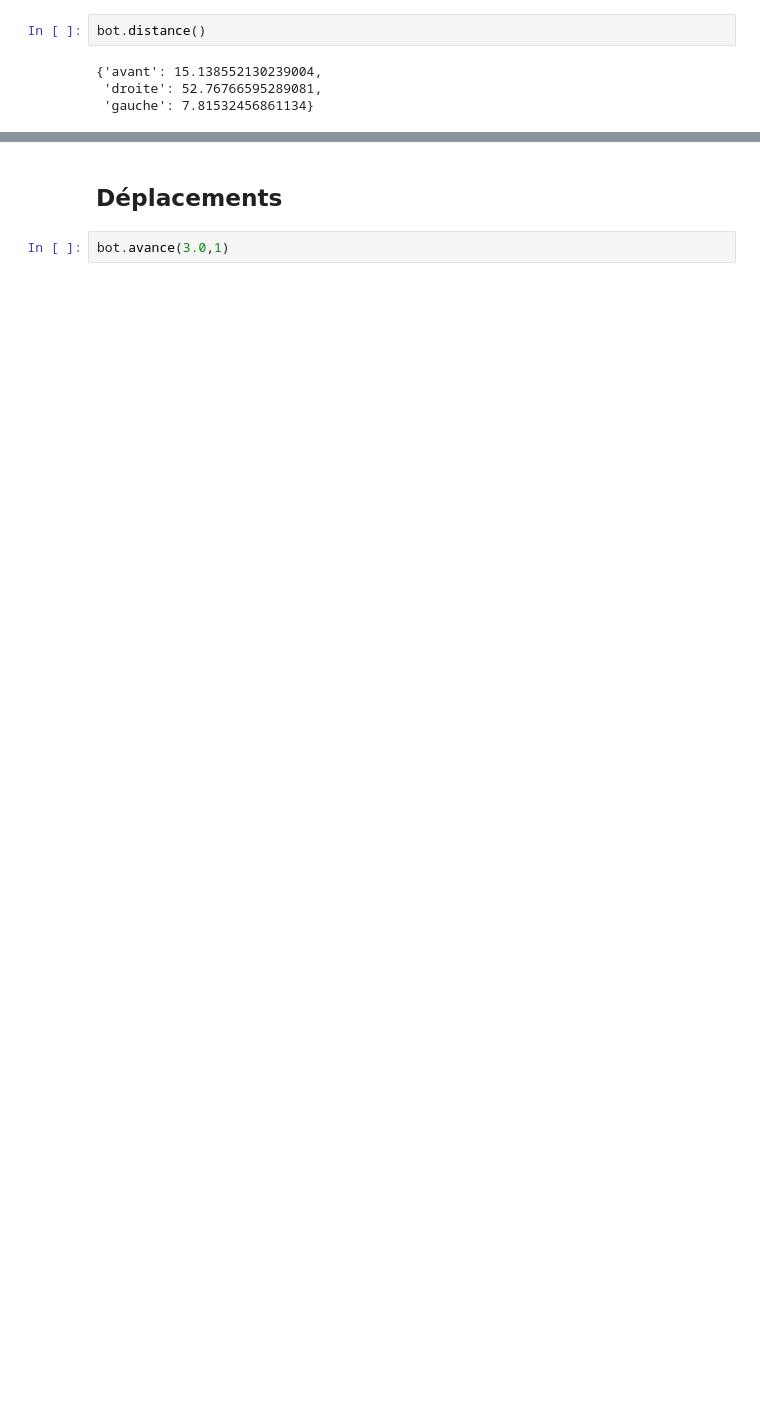
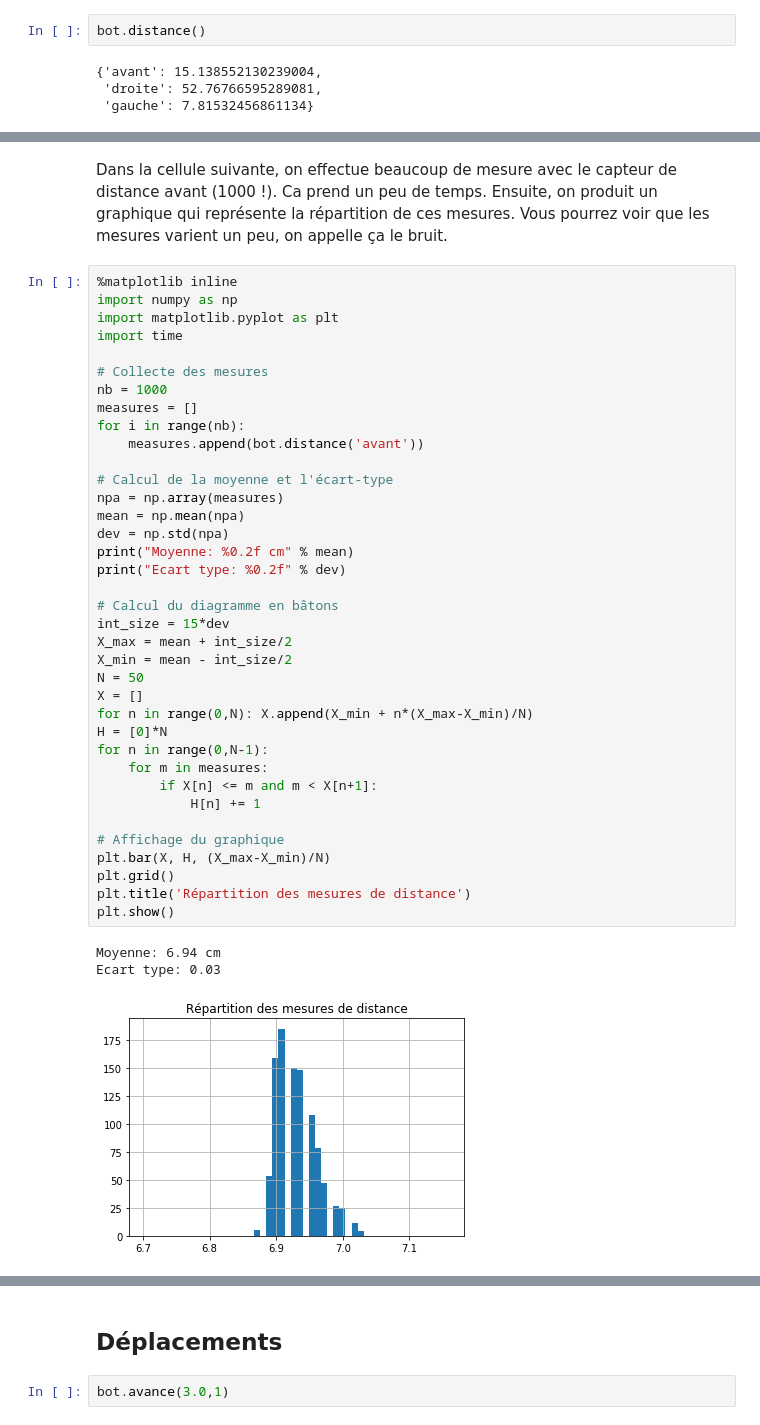
Before and after one commit to moogly-jungle/Miniban, a Jupyter notebook: jupyter/RobotControl.ipynb, the cells around one changed output, grey strips where cells are left out. Cells and saved outputs as stored; diff of their text form; blank space fills up the shorter version.

```diff
--- a/jupyter/RobotControl.ipynb
+++ b/jupyter/RobotControl.ipynb
@@ -95,0 +97,43 @@ moyenne de distance : 27.8cm
+# %% [markdown]
+Dans la cellule suivante, on effectue beaucoup de mesure avec le capteur de distance avant (1000 !). Ca prend un peu de temps. Ensuite, on produit un graphique qui représente la répartition de ces mesures. Vous pourrez voir que les mesures varient un peu, on appelle ça le bruit.
+# %%
+%matplotlib inline
+import numpy as np
+import matplotlib.pyplot as plt
+import time
+
+# Collecte des mesures
+nb = 1000
+measures = []
+for i in range(nb):
+    measures.append(bot.distance('avant'))
+
+# Calcul de la moyenne et l'écart-type
+npa = np.array(measures)
+mean = np.mean(npa)
+dev = np.std(npa)
+print("Moyenne: %0.2f cm" % mean)
+print("Ecart type: %0.2f" % dev)
+
+# Calcul du diagramme en bâtons
+int_size = 15*dev
+X_max = mean + int_size/2
+X_min = mean - int_size/2
+N = 50
+X = []
+for n in range(0,N): X.append(X_min + n*(X_max-X_min)/N)
+H = [0]*N
+for n in range(0,N-1):
+    for m in measures:
+        if X[n] <= m and m < X[n+1]:
+            H[n] += 1
+
+# Affichage du graphique
+plt.bar(X, H, (X_max-X_min)/N)
+plt.grid()
+plt.title('Répartition des mesures de distance')
+plt.show()
+# %% [output]
+Moyenne: 6.94 cm
+Ecart type: 0.03
+[figure, added]
```
Also changed, not shown: parts of 16 cells of this notebook, 5 other files.
